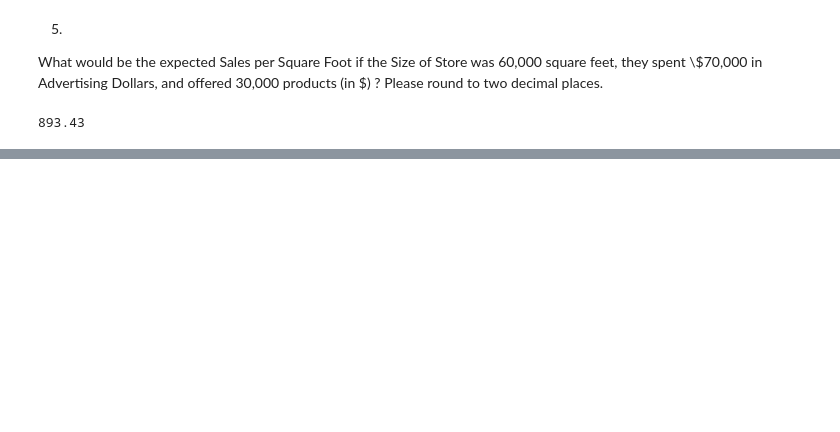
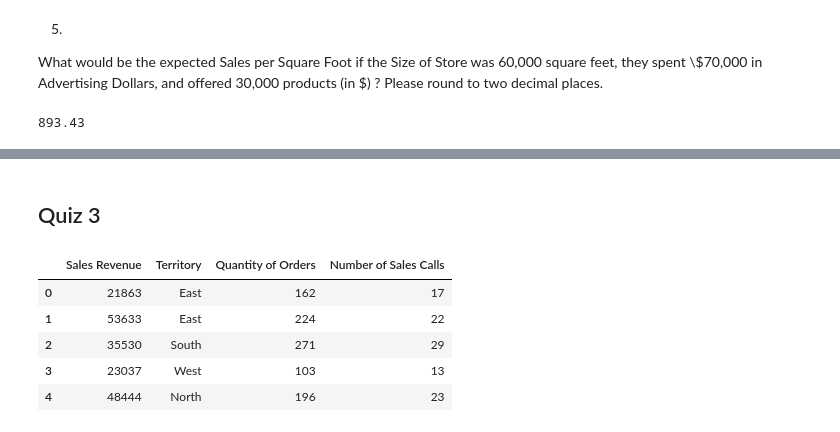
Before and after one commit to LZNEWT00Z/BSaAS, a Jupyter notebook: 3. Linear Regression for Business Statistics.ipynb, the cells around one changed output, grey strips where cells are left out. Drawn from its saved outputs; the diff is of its cells as text; code cells hidden in the pictures; blank space fills up the shorter version.

```diff
--- a/3. Linear Regression for Business Statistics.ipynb
+++ b/3. Linear Regression for Business Statistics.ipynb
@@ -188,0 +437,13 @@ round(model.predict([1, 60000, 70000, 30000])[0], 2)  # 1 is added constant
+# %% [markdown]
+## Quiz 3
+# %%
+quiz_data = pd.read_excel("Excel files/3. Sales By Territory.xlsx", "Sales Revenue", index_col=None, na_values=["NA"])
+# %%
+quiz_data.head()
+# %% [output]
+|  | Sales Revenue | Territory | Quantity of Orders | Number of Sales Calls |
+| 0 | 21863 | East | 162 | 17 |
+| 1 | 53633 | East | 224 | 22 |
+| 2 | 35530 | South | 271 | 29 |
+| 3 | 23037 | West | 103 | 13 |
+| 4 | 48444 | North | 196 | 23 |
```
Also changed, not shown: parts of 39 cells of this notebook, 4 other files.
